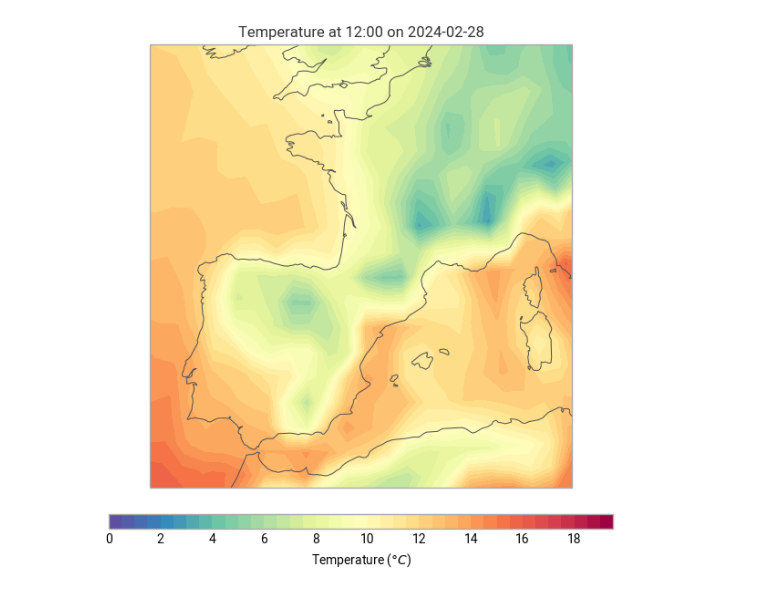
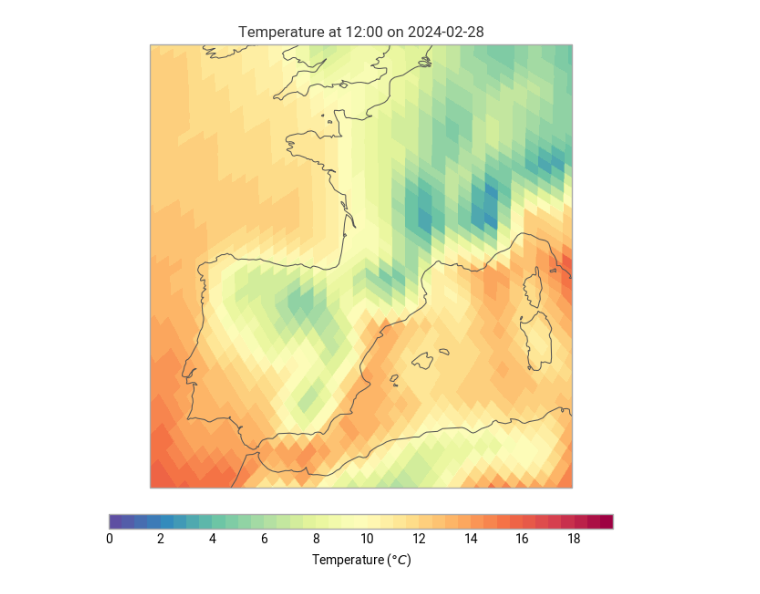
Before and after one commit to ecmwf/earthkit-plots, a Jupyter notebook: docs/examples/gallery/grid-types/healpix-pixels.ipynb, the cells around one changed output. Saved outputs shown, nothing was run; the diff lists cells and outputs as text; code cells hidden in the pictures.

```diff
--- a/docs/examples/gallery/grid-types/healpix-pixels.ipynb
+++ b/docs/examples/gallery/grid-types/healpix-pixels.ipynb
@@ -1,19 +1,19 @@
 # %%
 import earthkit.data
 import earthkit.plots
 import numpy as np
 
 data = earthkit.data.from_source("sample", "healpix-h128-nested-2t.grib")
 
 chart = earthkit.plots.Map(domain=["France", "Spain"])
 
-chart.contourf(data, levels=np.arange(0, 20, 0.5), colors="Spectral_r", units="celsius")
+chart.block(data, levels=np.arange(0, 20, 0.5), colors="Spectral_r", units="celsius")
 
 chart.title()
 chart.legend()
 
 chart.coastlines()
 
 chart.show()
 # %% [output]
-[figure, old version]
+[figure, new version]
```
Also changed, not shown: 1 other file.
